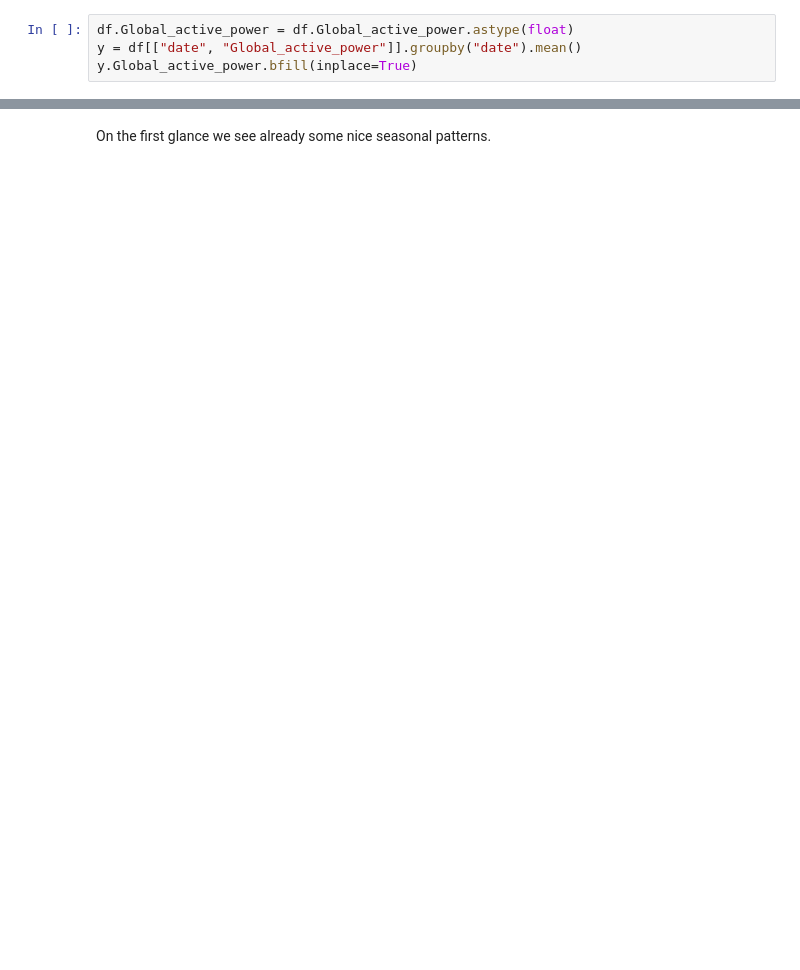
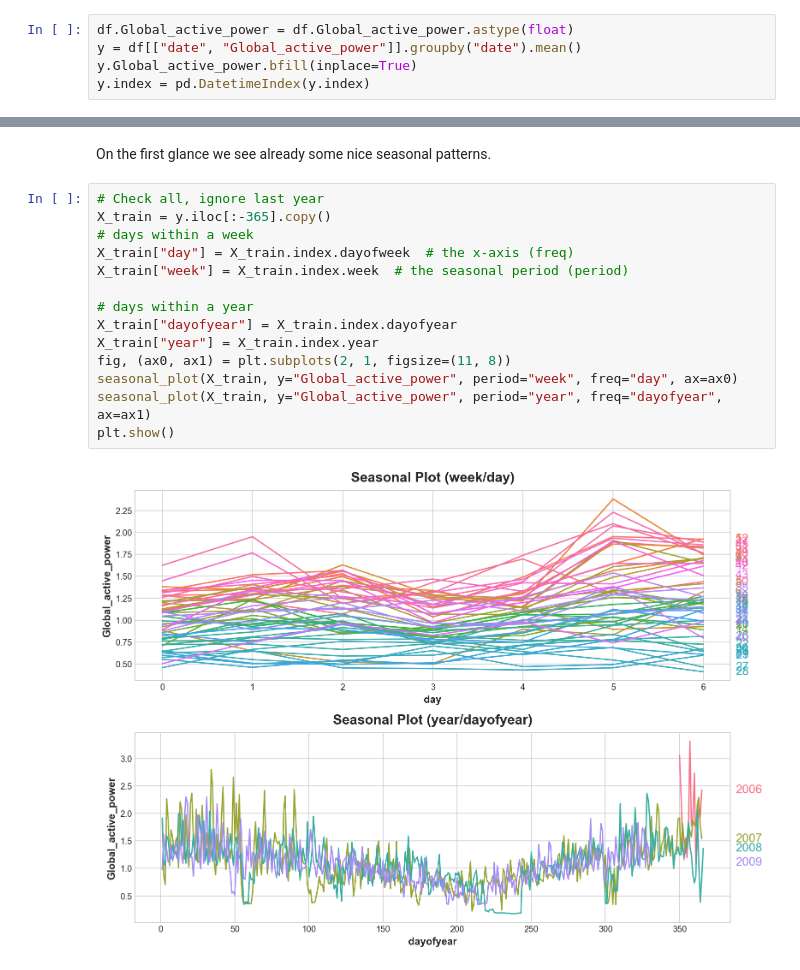
Before and after one commit to sekR4/ts-practice, a Jupyter notebook: src/draft.ipynb, the cells around one changed output, grey strips where cells are left out. Drawn from its saved outputs; the diff is of its cells as text; blank space fills up the shorter version.

```diff
--- a/src/draft.ipynb
+++ b/src/draft.ipynb
@@ -92,6 +118,7 @@ Since we want to predict consumption per day (not per minute), we'll replace mis
 df.Global_active_power = df.Global_active_power.astype(float)
 y = df[["date", "Global_active_power"]].groupby("date").mean()
 y.Global_active_power.bfill(inplace=True)
+y.index = pd.DatetimeIndex(y.index)
 # %%
 sns.histplot(y).set(title="Distribution of average Global_active_power per day");plt.show()
 # %% [output]
@@ -103,2 +130,18 @@ y.plot();plt.title("Global active power over time"); plt.ylabel("kilowatt"); plt
 # %% [markdown]
 On the first glance we see already some nice seasonal patterns.
+# %%
+# Check all, ignore last year
+X_train = y.iloc[:-365].copy()
+# days within a week
+X_train["day"] = X_train.index.dayofweek  # the x-axis (freq)
+X_train["week"] = X_train.index.week  # the seasonal period (period)
+
+# days within a year
+X_train["dayofyear"] = X_train.index.dayofyear
+X_train["year"] = X_train.index.year
+fig, (ax0, ax1) = plt.subplots(2, 1, figsize=(11, 8))
+seasonal_plot(X_train, y="Global_active_power", period="week", freq="day", ax=ax0)
+seasonal_plot(X_train, y="Global_active_power", period="year", freq="dayofyear", ax=ax1)
+plt.show()
+# %% [output]
+[figure, added]
```
Also changed, not shown: parts of 14 cells of this notebook, 2 other files.
